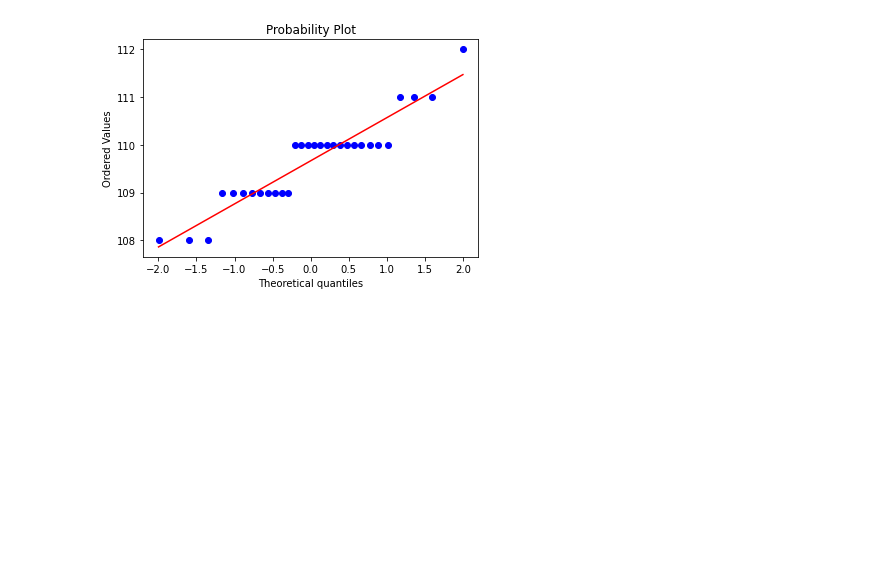
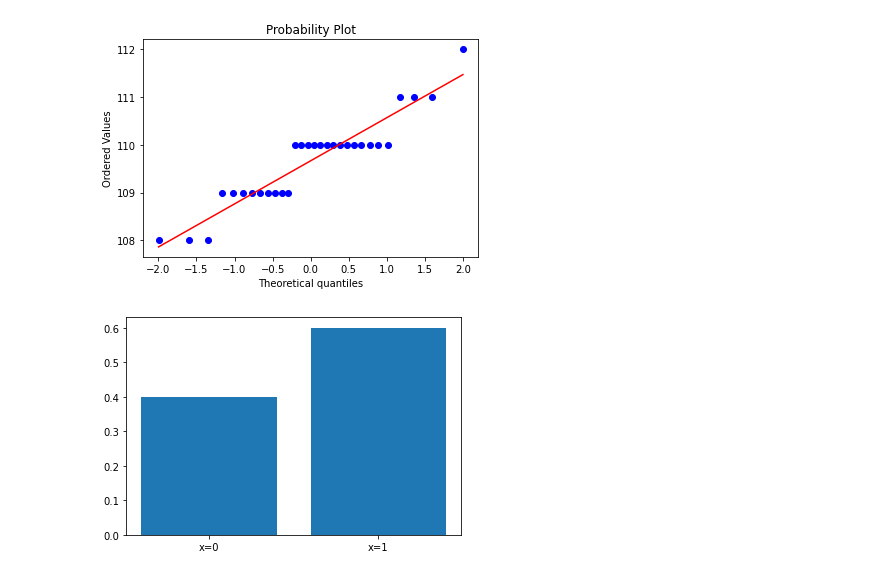
Before and after one commit to brorae/ML_practice, a Jupyter notebook: Computational statistics/practice.ipynb, the cells around one changed output. Drawn from its saved outputs; the diff is of its cells as text; code cells hidden in the pictures; blank space fills up the shorter version.

```diff
--- a/Computational statistics/practice.ipynb
+++ b/Computational statistics/practice.ipynb
@@ -113,3 +99,12 @@ stats.probplot(data_list,plot=plt,dist='norm')
 plt.show()
 # %% [output]
 [figure]
+# %%
+m = 0.6
+dist_ber = stats.bernoulli(m)
+x = [0,1]
+plt.bar(x,dist_ber.pmf(x))
+plt.xticks([0, 1], ["x=0", "x=1"])
+plt.show()
+# %% [output]
+[figure, added]
```
Also changed, not shown: parts of 12 cells of this notebook, 3 other files.
